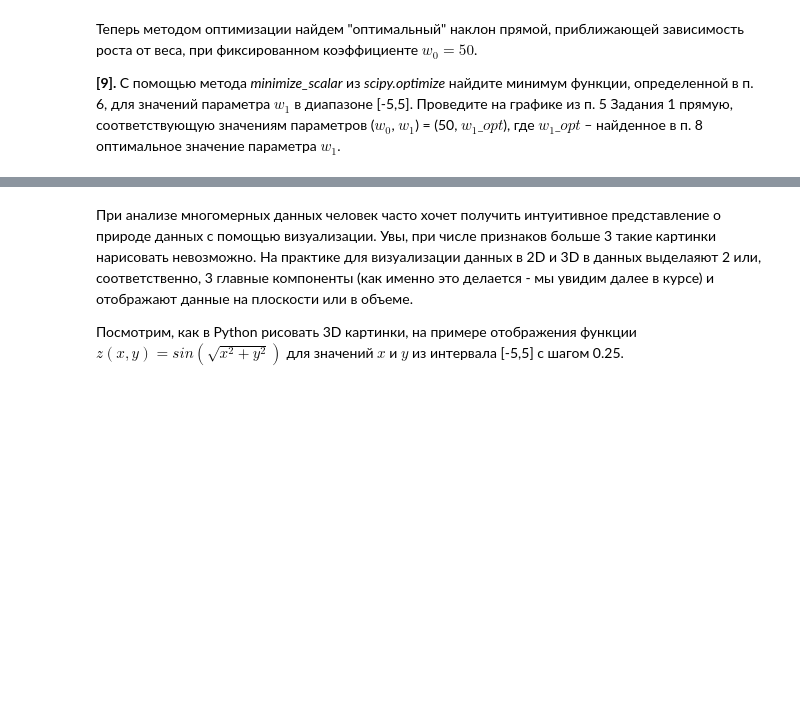
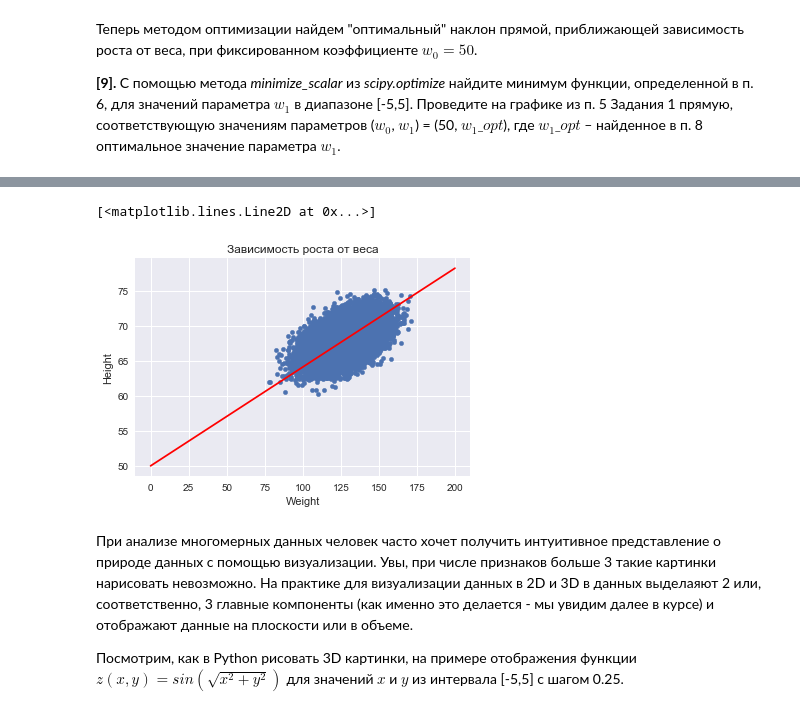
Before and after one commit to kazakovantony/coursera-ml, a Jupyter notebook: tasks/human_weight/peer_review_linreg_height_weight.ipynb, the cells around one changed output, grey strips where cells are left out. Saved outputs shown, nothing was run; the diff lists cells and outputs as text; code cells hidden in the pictures; blank space fills up the shorter version.

```diff
--- a/tasks/human_weight/peer_review_linreg_height_weight.ipynb
+++ b/tasks/human_weight/peer_review_linreg_height_weight.ipynb
@@ -164,3 +171,9 @@ plt.xlabel('w1')
+# %%
+data.plot(x='Weight', y='Height', kind='scatter', title='Зависимость роста от веса')
+plt.plot(data_for_line, np.array([line_for_weight(w1_opt,50,xi) for xi in data_for_line]), '-r')
+# %% [output]
+[<matplotlib.lines.Line2D at 0x...>]
+[figure, added]
 # %% [markdown]
 При анализе многомерных данных человек часто хочет получить интуитивное представление о природе данных с помощью визуализации. Увы, при числе признаков больше 3 такие картинки нарисовать невозможно. На практике для визуализации данных в 2D и 3D в данных выделаяют 2 или, соответственно, 3 главные компоненты (как именно это делается - мы увидим далее в курсе) и отображают данные на плоскости или в объеме.
 
```
Also changed, not shown: parts of 6 cells of this notebook.
